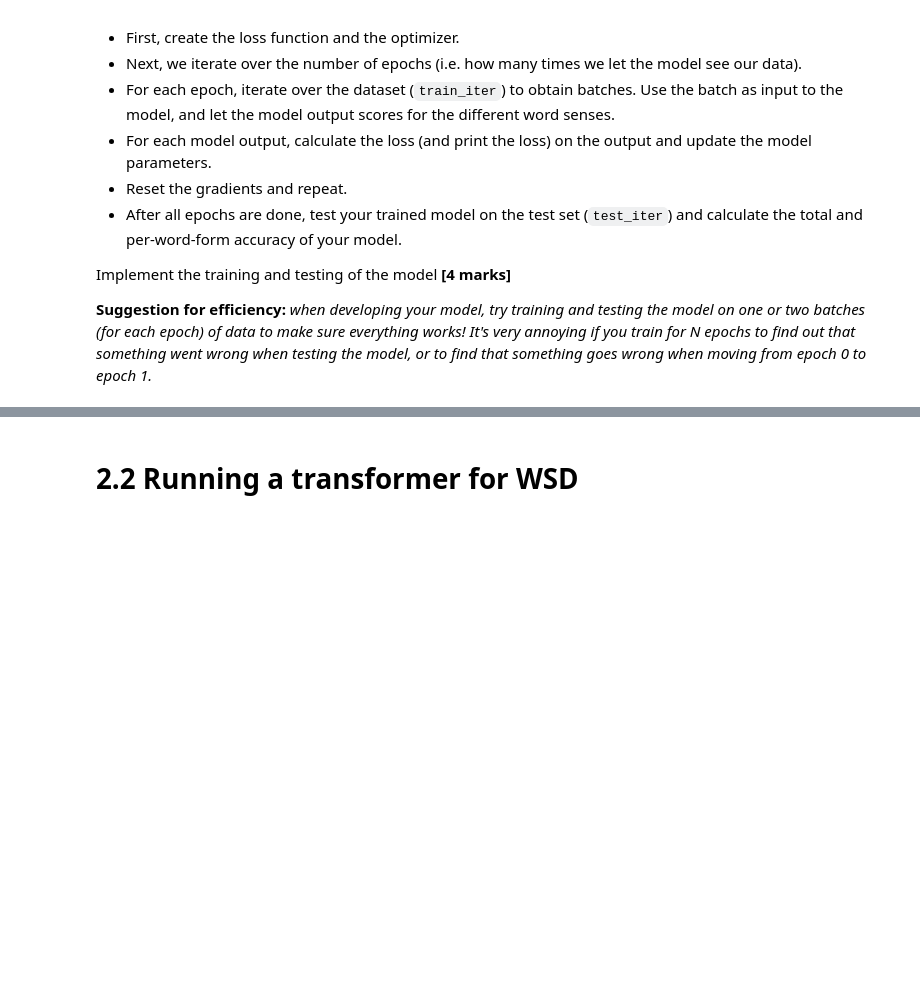
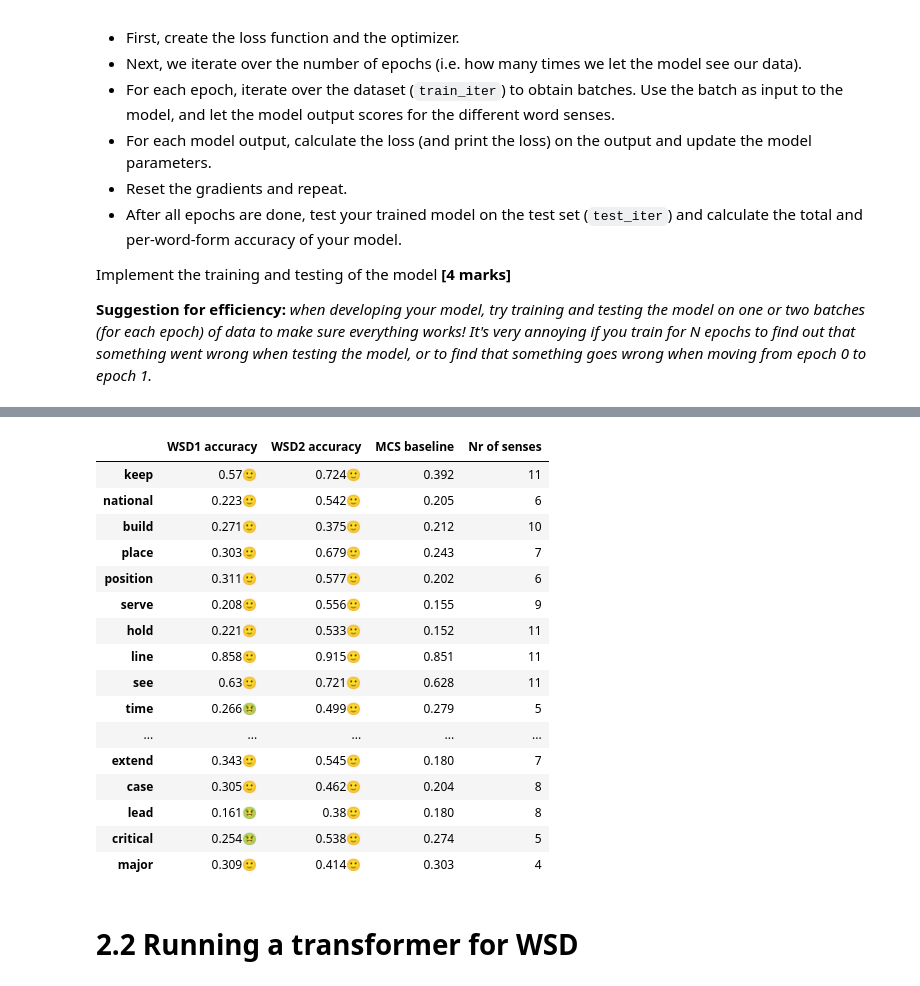
Before and after one commit to chickenbror/computational-semantics-vt21, a Jupyter notebook: BlueMetalLlamas/assignment-04/calvinA4/calvinA4.ipynb, the cells around one changed output, grey strips where cells are left out. Saved outputs shown, nothing was run; the diff lists cells and outputs as text; code cells hidden in the pictures; blank space fills up the shorter version.

```diff
--- a/BlueMetalLlamas/assignment-04/calvinA4/calvinA4.ipynb
+++ b/BlueMetalLlamas/assignment-04/calvinA4/calvinA4.ipynb
@@ -170,6 +167,3 @@ def dataloader(path):
 
     return train_iter, test_iter, Tokens.vocab, Labels.vocab
         #  train_iter, test_iter, vocab, labels
-# %%
-data_split('wsd-data/wsd_data.txt')
-train_iter, test_iter, vocab, labels = dataloader('wsd-data/')
@@ -241,13 +241,3 @@ class WSDModel_approach1(nn.Module):
         return predictions
 # %% [markdown]
 In the second approach to WSD, you are to predict the word sense based on the final hidden state given by the RNN. **[5 marks]**
-# %%
-# Given "final hidden state of RNN" => predict word sense
-class WSDModel_approach2(nn.Module):
-    def __init__(self, ...):
-        # your code goes here
-
-    def forward(self, ...):
-        # your code goes here
-
-        return predictions
@@ -266,4 +287,8 @@ Now we are ready to train and test our model. What we need now is a loss functio
 Implement the training and testing of the model **[4 marks]**
 
 **Suggestion for efficiency:** *when developing your model, try training and testing the model on one or two batches (for each epoch) of data to make sure everything works! It's very annoying if you train for N epochs to find out that something went wrong when testing the model, or to find that something goes wrong when moving from epoch 0 to epoch 1.*
+# %%
+# Split raw data => Load train & test sets
+data_split('wsd-data/wsd_data.txt')
+train_iter, test_iter, vocab, labels = dataloader( 'wsd-data/', batch_size=batch_size )
 # %%
@@ -345,3 +384,73 @@ torch.save(wsd1_model.state_dict(), 'wsd1_model.pt')
+# %%
+# EVALUATION OF MODELS (compare to each other and the MCS baselines)
+
+import torch.nn.functional as F
+import numpy as np
+import pandas as pd
+
+# Run both models on test data and count the correct vs total predictions of each lemma
+dict1, dict2 = {},{}
+for i,bat in enumerate(test_iter):
+
+    label = bat.sense
+
+    with torch.no_grad(): # dont collect gradients when testing
+        output1 = wsd1_model(bat)
+        output2 = wsd2_model(bat) # B,1,L
+
+    #Iterate through the predictions & gold labels of a batch
+    for output,dictionary in [(output1,dict1), (output2,dict2)]:
+        for i in range(len(bat)):
+            idx_of_max = torch.argmax(output[i].view(-1))
+            prediction = labels.itos[idx_of_max]
+
+            gold = labels.itos[label[i]]
+            goldlemma = gold[:gold.index('%')]
+
+            if goldlemma not in dictionary:
+                dictionary[goldlemma]=[0,0] # correct_predictions, total_count of a word lemma
+            w = dictionary[goldlemma]
+            w[0]+=int(gold==prediction)
+            w[1]+=1
+
+# Compute the lemmas' respective accuracies and compare with MCS baselines
+baselinedict = mcs_baseline('wsd-data/wsd_data.txt')
+stats = {} # The per-word-form accuracy
+for lemma in baselinedict:
+    duo1,duo2 = dict1[lemma],dict2[lemma]
+    accuracy1, accuracy2 = duo1[0]/duo1[1], duo2[0]/duo2[1]
+
+    mcsdict = baselinedict[lemma]
+    mcs = mcsdict['mcs']
+    numsenses = mcsdict['senses']
+    res = lambda accuracy : '🙂' if accuracy>mcs else '🤢'  # Marks whether it's better or worse than MCS
+
+    stats[lemma] = {
+        'WSD1 accuracy':f'{round(accuracy1,3)}{res(accuracy1)}',
+        'WSD2 accuracy':f'{round(accuracy2,3)}{res(accuracy2)}',
+        'MCS baseline':round(mcs,3),
+        'Nr of senses':numsenses
+    }
+
+pd.DataFrame.from_dict(stats, orient='index')
+# %% [output]
+|  | WSD1 accuracy | WSD2 accuracy | MCS baseline | Nr of senses |
+| keep | 0.57🙂 | 0.724🙂 | 0.392 | 11 |
+| national | 0.223🙂 | 0.542🙂 | 0.205 | 6 |
+| build | 0.271🙂 | 0.375🙂 | 0.212 | 10 |
+| place | 0.303🙂 | 0.679🙂 | 0.243 | 7 |
+| position | 0.311🙂 | 0.577🙂 | 0.202 | 6 |
+| serve | 0.208🙂 | 0.556🙂 | 0.155 | 9 |
+| hold | 0.221🙂 | 0.533🙂 | 0.152 | 11 |
+| line | 0.858🙂 | 0.915🙂 | 0.851 | 11 |
+| see | 0.63🙂 | 0.721🙂 | 0.628 | 11 |
+| time | 0.266🤢 | 0.499🙂 | 0.279 | 5 |
+| ... | ... | ... | ... | ... |
+| extend | 0.343🙂 | 0.545🙂 | 0.180 | 7 |
+| case | 0.305🙂 | 0.462🙂 | 0.204 | 8 |
+| lead | 0.161🤢 | 0.38🙂 | 0.180 | 8 |
+| critical | 0.254🤢 | 0.538🙂 | 0.274 | 5 |
+| major | 0.309🙂 | 0.414🙂 | 0.303 | 4 |
 # %% [markdown]
 # 2.2 Running a transformer for WSD
 # %% [markdown]
```
Also changed, not shown: parts of 21 cells of this notebook, 3 other files.
